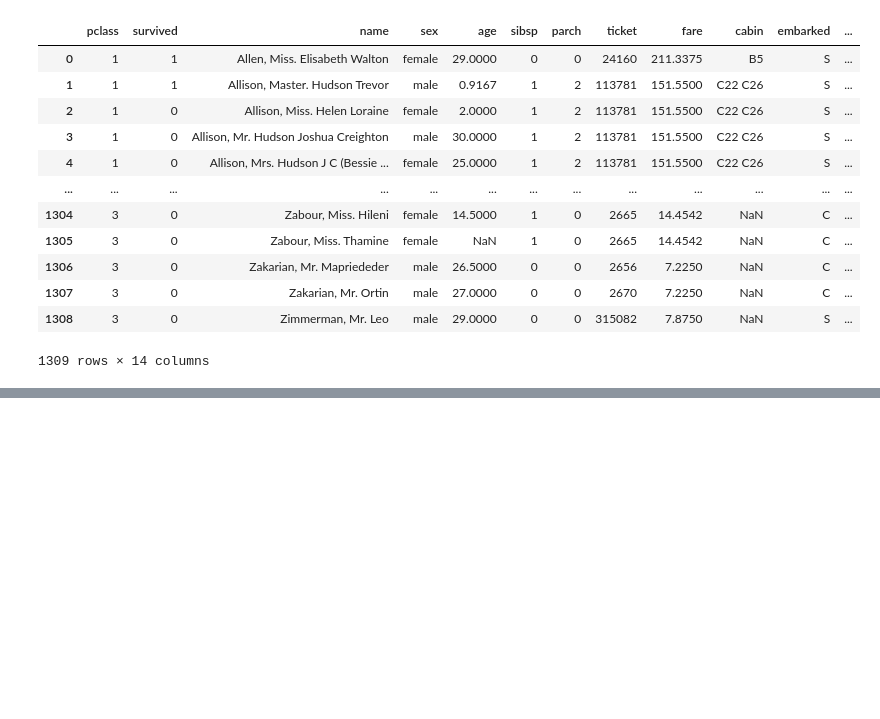
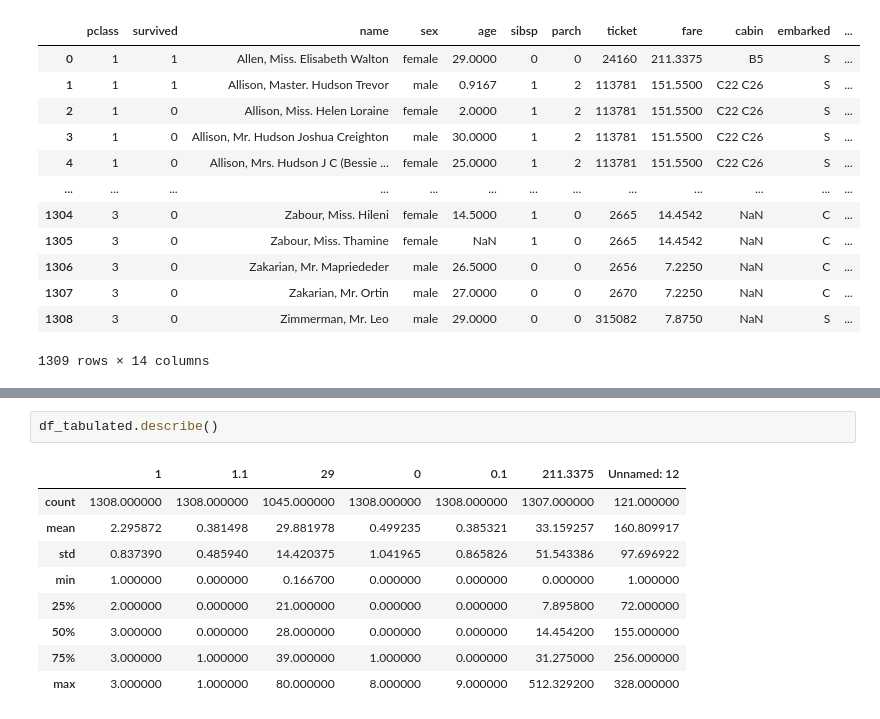
Before and after one commit to mbilal-OU/python_workshop, a Jupyter notebook: pandas_py.ipynb, the cells around one changed output, grey strips where cells are left out. Saved outputs shown, nothing was run; the diff lists cells and outputs as text; blank space fills up the shorter version.

```diff
--- a/pandas_py.ipynb
+++ b/pandas_py.ipynb
@@ -187,0 +291,12 @@ df
+# %%
+df_tabulated.describe()
+# %% [output]
+|  | 1 | 1.1 | 29 | 0 | 0.1 | 211.3375 | Unnamed: 12 |
+| count | 1308.000000 | 1308.000000 | 1045.000000 | 1308.000000 | 1308.000000 | 1307.000000 | 121.000000 |
+| mean | 2.295872 | 0.381498 | 29.881978 | 0.499235 | 0.385321 | 33.159257 | 160.809917 |
+| std | 0.837390 | 0.485940 | 14.420375 | 1.041965 | 0.865826 | 51.543386 | 97.696922 |
+| min | 1.000000 | 0.000000 | 0.166700 | 0.000000 | 0.000000 | 0.000000 | 1.000000 |
+| 25% | 2.000000 | 0.000000 | 21.000000 | 0.000000 | 0.000000 | 7.895800 | 72.000000 |
+| 50% | 3.000000 | 0.000000 | 28.000000 | 0.000000 | 0.000000 | 14.454200 | 155.000000 |
+| 75% | 3.000000 | 1.000000 | 39.000000 | 1.000000 | 0.000000 | 31.275000 | 256.000000 |
+| max | 3.000000 | 1.000000 | 80.000000 | 8.000000 | 9.000000 | 512.329200 | 328.000000 |
```
Also changed, not shown: parts of 19 cells of this notebook.
